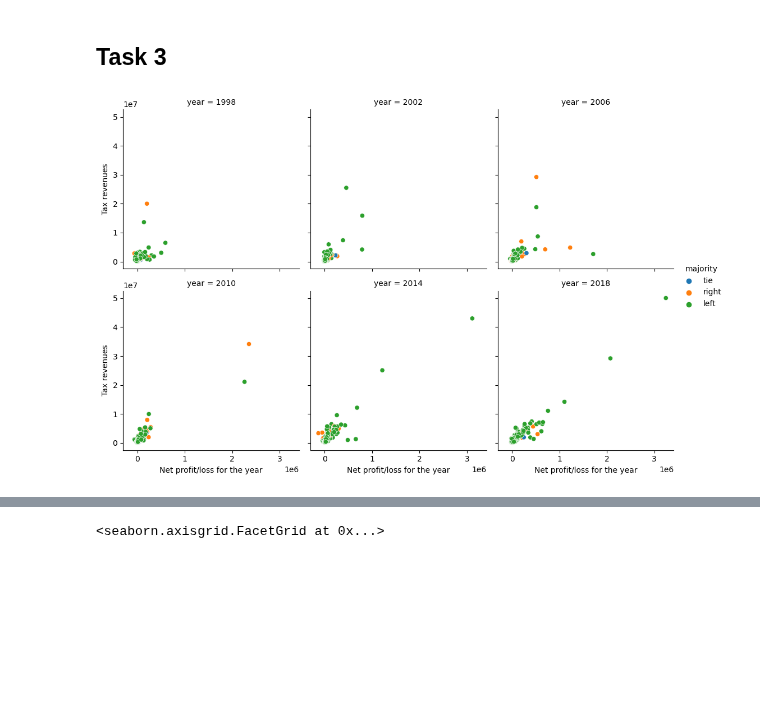
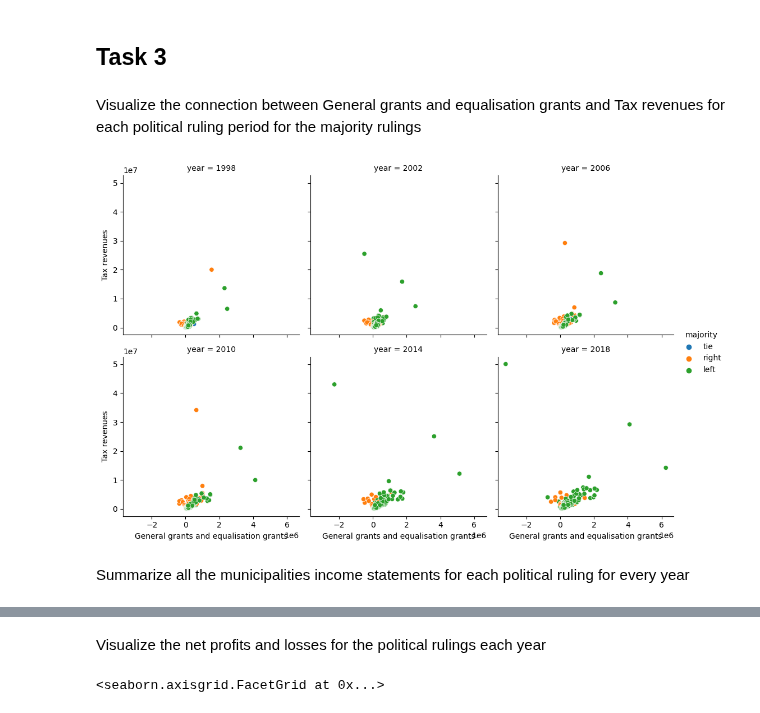
Before and after one commit to Keno-git/DS_assigment1, a Jupyter notebook: Assigment_1/Assigment_1.ipynb, the cells around one changed output, grey strips where cells are left out. Drawn from its saved outputs; the diff is of its cells as text; code cells hidden in the pictures; blank space fills up the shorter version.

```diff
--- a/Assigment_1/Assigment_1.ipynb
+++ b/Assigment_1/Assigment_1.ipynb
@@ -330,15 +330,19 @@ sns.lineplot(data=df, x="Tax revenues", y="Net profit/loss for the year")
 # %% [markdown]
 ## Task 3
+# %% [markdown]
+Visualize the connection between General grants and equalisation grants and Tax revenues for each political ruling period for the majority rulings
 # %%
 ax = sns.relplot(data=df,
-                 x="Net profit/loss for the year",
+                 x="General grants and equalisation grants",
                  y="Tax revenues",
                  hue="majority",
                  col="year",
                  col_wrap=3,
                  height=3.5)
 # %% [output]
-[figure, old version]
+[figure, new version]
+# %% [markdown]
+Summarize all the municipalities income statements for each political ruling for every year
 # %%
 df_cop = df.copy()
 df_cop = df_cop.groupby(["majority", "year"]).mean().reset_index(level=["majority","year"])
@@ -362,6 +366,8 @@ df_cop
 | 16 | tie | 2014 | 1.555556 | 6.555556 | 2.000000 | 1.666667 | ... |
 | 17 | tie | 2018 | 2.600000 | 3.000000 | 2.800000 | 2.000000 | ... |
 18 rows × 21 columns
+# %% [markdown]
+Visualize the net profits and losses for the political rulings each year
 # %%
 sns.relplot(data=df_cop, x="year", y="Net profit/loss for the year", hue="majority", kind="line")
 # %% [output]
```
Also changed, not shown: parts of 9 cells of this notebook.
